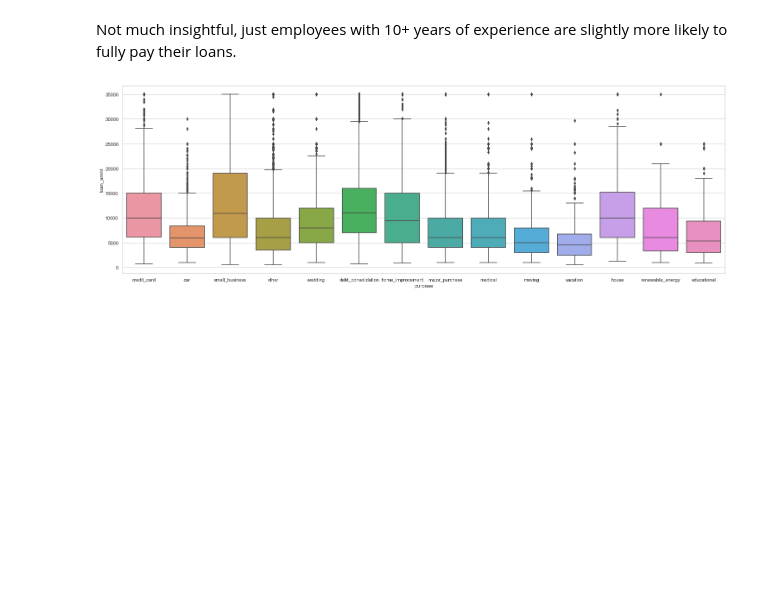
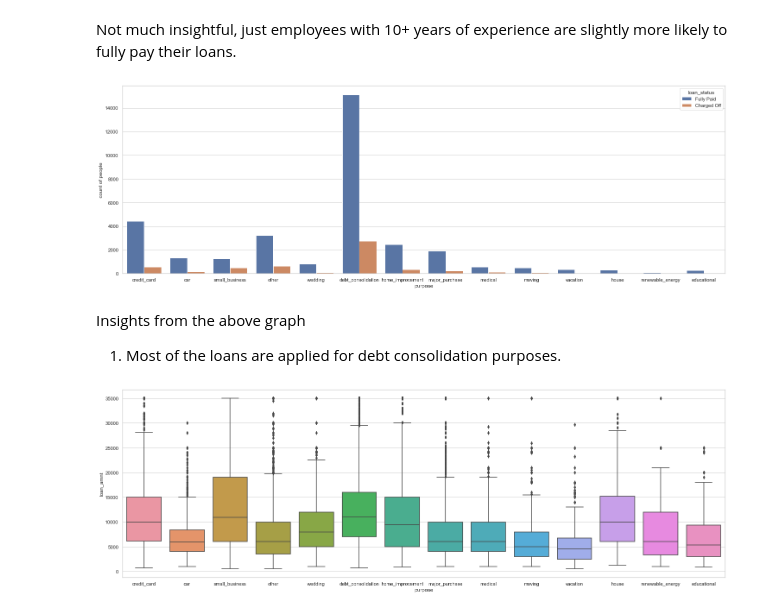
Before and after one commit to Harshulagarwal/LendingClubCaseStudy, a Jupyter notebook: LENDING_CLUB_CASE_STUDY.ipynb, the cells around one changed output. Drawn from its saved outputs; the diff is of its cells as text; code cells hidden in the pictures; blank space fills up the shorter version.

Commit message:
Added 1 more plot. TODO: final recommendations and analysis

```diff
--- a/LENDING_CLUB_CASE_STUDY.ipynb
+++ b/LENDING_CLUB_CASE_STUDY.ipynb
@@ -681,6 +681,16 @@ plt.show()
 [figure]
 # %% [markdown]
 Not much insightful, just employees with 10+ years of experience are slightly more likely to fully pay their loans.
+# %%
+plt.figure(figsize=(25,8))
+p = sns.countplot(x="purpose", hue="loan_status", data=loan)
+p.set(ylabel = 'count of people')
+plt.show()
+# %% [output]
+[figure, added]
+# %% [markdown]
+Insights from the above graph
+1. Most of the loans are applied for debt consolidation purposes.
 # %%
 plt.figure(figsize=(25,8))
 sns.boxplot(y=loan['loan_amnt'], x = loan['purpose'])
```
Also changed, not shown: parts of 69 cells of this notebook.
